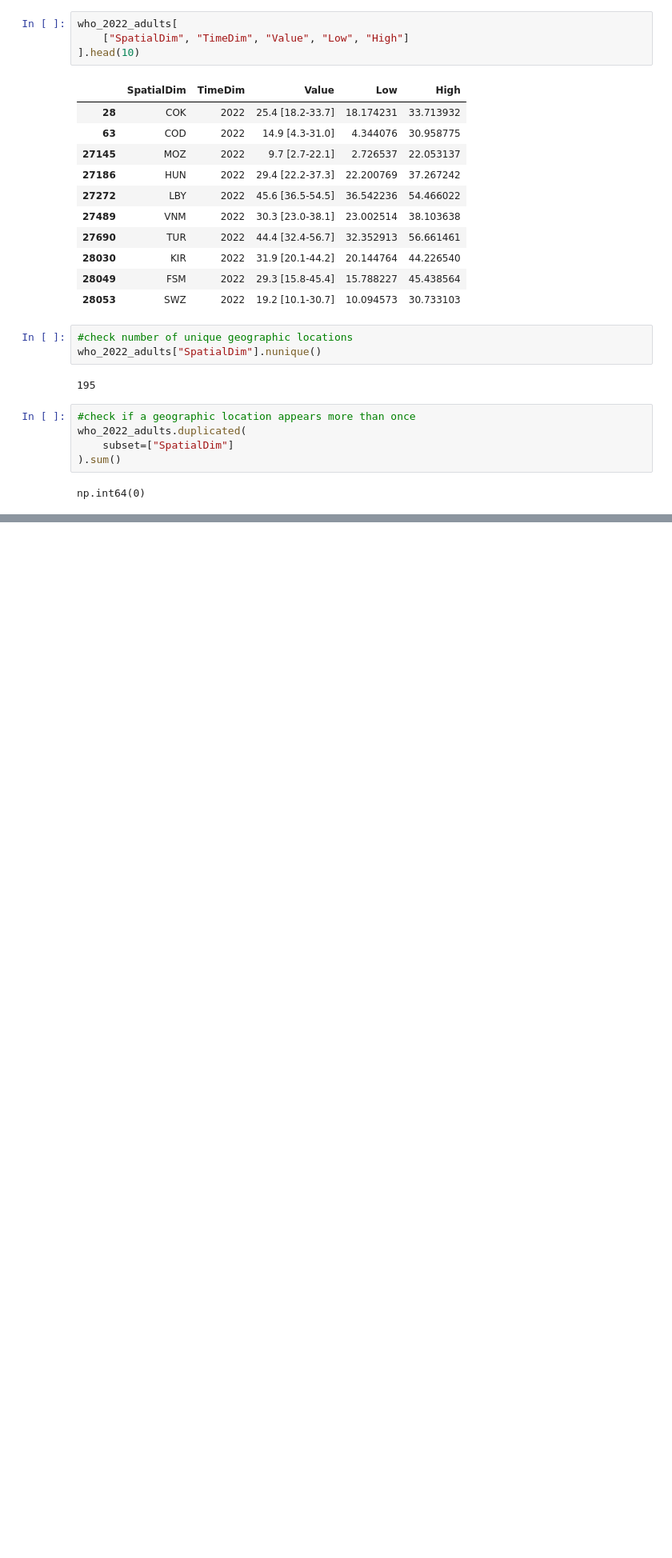
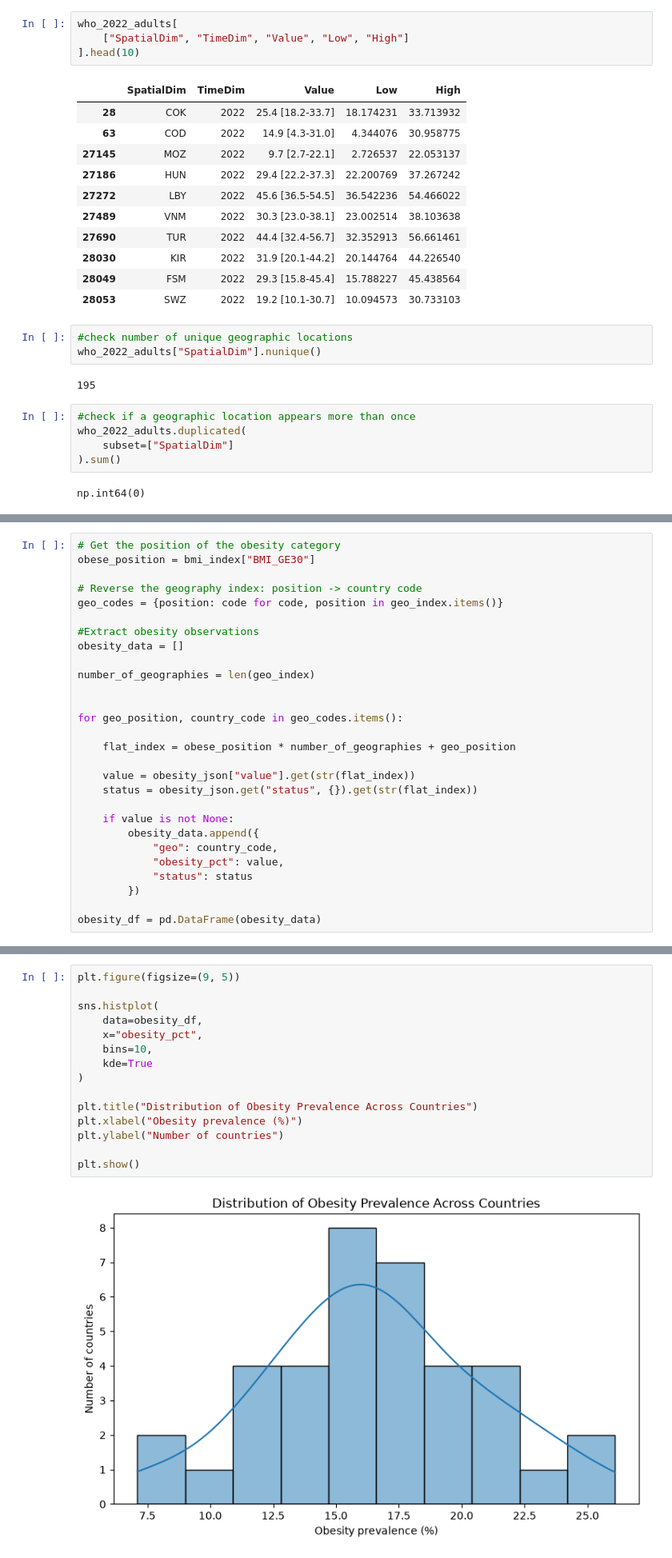
Before and after one commit to Edgybug/european-physical-activity-and-public-health, a Jupyter notebook: notebooks/01_data_exploration.ipynb, the cells around one changed output, grey strips where cells are left out. Shown at 80% size. Drawn from its saved outputs; the diff is of its cells as text; blank space fills up the shorter version.

```diff
--- a/notebooks/01_data_exploration.ipynb
+++ b/notebooks/01_data_exploration.ipynb
@@ -320,0 +468,28 @@ The selected indicator is the estimated prevalence of insufficient physical acti
+# %%
+# Get the position of the obesity category
+obese_position = bmi_index["BMI_GE30"]
+
+# Reverse the geography index: position -> country code
+geo_codes = {position: code for code, position in geo_index.items()}
+
+#Extract obesity observations
+obesity_data = []
+
+number_of_geographies = len(geo_index)
+
+
+for geo_position, country_code in geo_codes.items():
+
+    flat_index = obese_position * number_of_geographies + geo_position
+
+    value = obesity_json["value"].get(str(flat_index))
+    status = obesity_json.get("status", {}).get(str(flat_index))
+
+    if value is not None:
+        obesity_data.append({
+            "geo": country_code,
+            "obesity_pct": value,
+            "status": status
+        })
+
+obesity_df = pd.DataFrame(obesity_data)
@@ -320,0 +648,17 @@ The selected indicator is the estimated prevalence of insufficient physical acti
+# %%
+plt.figure(figsize=(9, 5))
+
+sns.histplot(
+    data=obesity_df,
+    x="obesity_pct",
+    bins=10,
+    kde=True
+)
+
+plt.title("Distribution of Obesity Prevalence Across Countries")
+plt.xlabel("Obesity prevalence (%)")
+plt.ylabel("Number of countries")
+
+plt.show()
+# %% [output]
+[figure, added]
```
Also changed, not shown: parts of 43 cells of this notebook, 2 other files.
